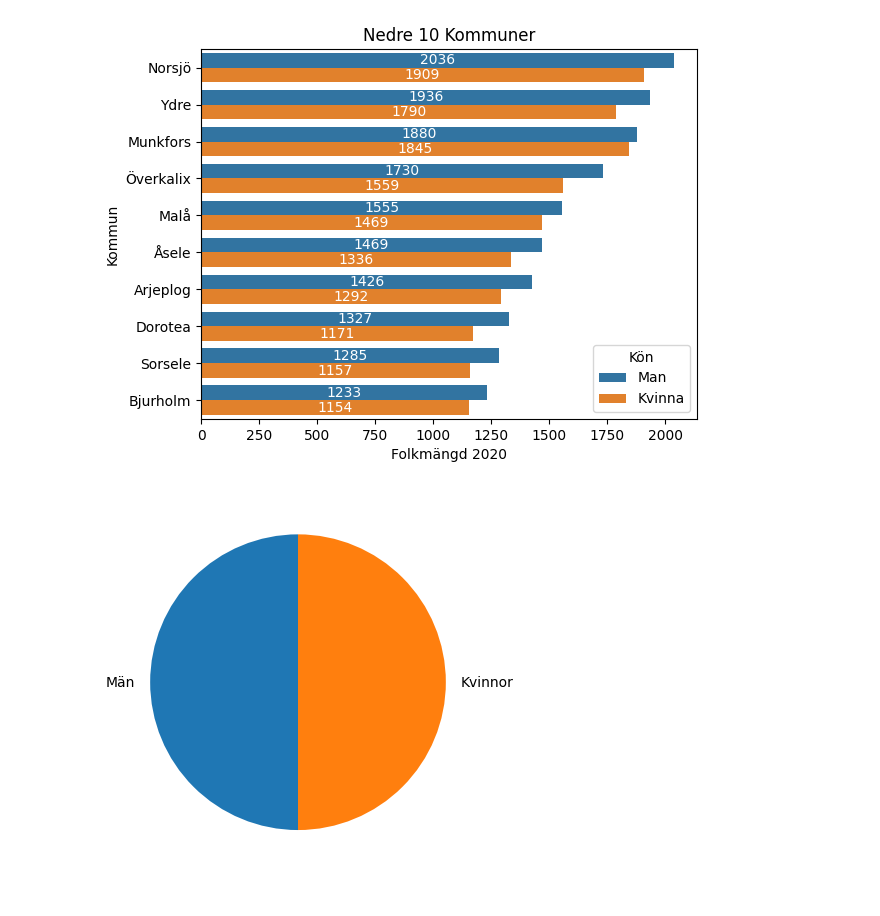
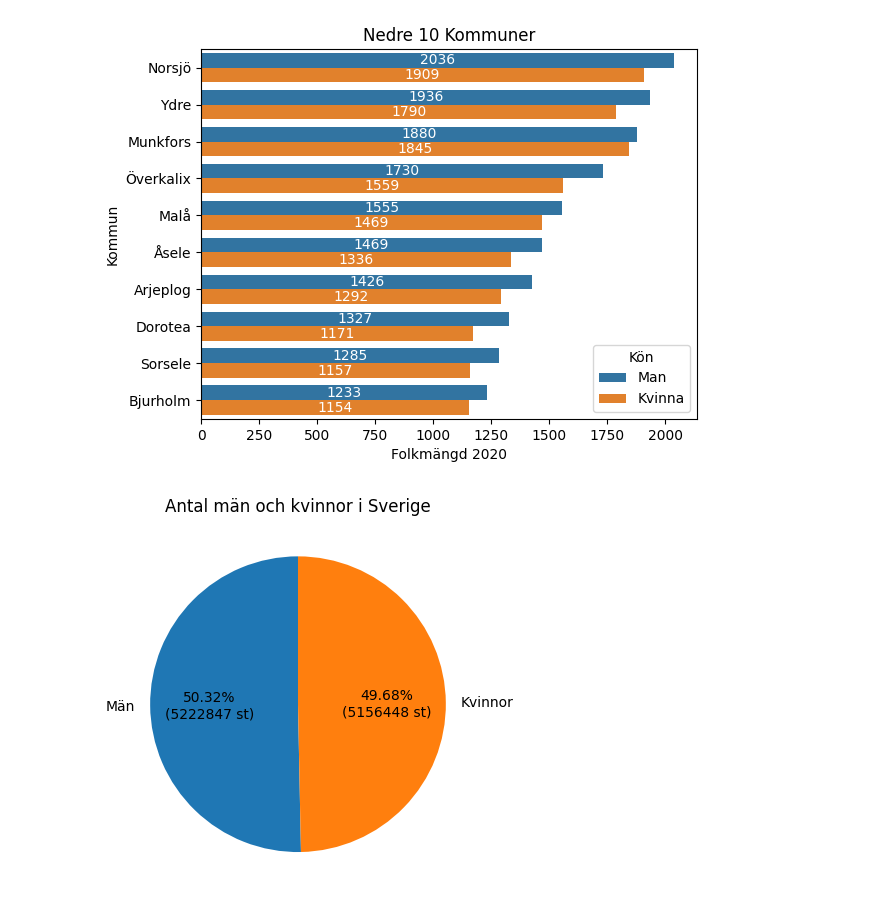
Before and after one commit to SVMino53/aiM24_Databehandling, a Jupyter notebook: Vecka 1/E1_pandas_basic_syntax.ipynb, the cells around one changed output. Drawn from its saved outputs; the diff is of its cells as text; code cells hidden in the pictures.

```diff
--- a/Vecka 1/E1_pandas_basic_syntax.ipynb
+++ b/Vecka 1/E1_pandas_basic_syntax.ipynb
@@ -629,10 +629,12 @@ plt.show()
 # %%
 # f)
 
 antal_män = kommuner_män_df["Folkmängd 2020"].sum()
-antal_kvinnor = kommuner_män_df["Folkmängd 2020"].sum()
-plt.pie([antal_män, antal_kvinnor], labels=["Män", "Kvinnor"], startangle=90, wedgeprops={"label": [antal_män, antal_kvinnor]})
+antal_kvinnor = kommuner_kvinnor_df["Folkmängd 2020"].sum()
+fig, ax = plt.subplots()
+ax.pie([antal_män, antal_kvinnor], labels=["Män", "Kvinnor"], startangle=90, autopct=lambda pct: f"{pct:.2f}%\n({round(pct/100*(antal_män + antal_kvinnor))} st)")
+ax.set_title("Antal män och kvinnor i Sverige")
 
 plt.show()
 # %% [output]
-[figure, old version]
+[figure, new version]
```
Also changed, not shown: parts of 4 cells of this notebook.
